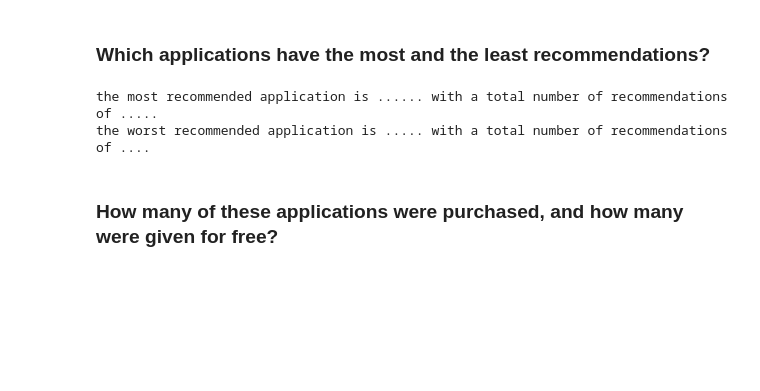
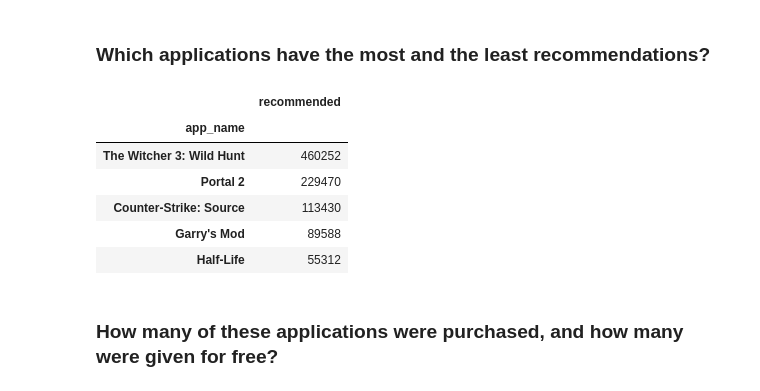
Before and after one commit to PliniLeonardo/ADM_homework2, a Jupyter notebook: Homework.ipynb, the cells around one changed output. Cells and saved outputs as stored; diff of their text form; code cells hidden in the pictures; blank space fills up the shorter version.

```diff
--- a/Homework.ipynb
+++ b/Homework.ipynb
@@ -249,16 +260,21 @@ new_1.groupby('app_name').agg({"weighted_vote_score":"mean"})
 # %%
 
 y=df.groupby('app_name').agg({"recommended":"sum"})
 #print(y)
 
 y=y.sort_values(by="recommended",ascending=False)
-print('the most recommended application is ...... with a total number of recommendations of .....', )
-#y[0:1] #most
-print('the worst recommended application is ..... with a total number of recommendations of ....', )
+#print('the most recommended application is ...... with a total number of recommendations of .....', )
+y[0:5] #most
+#print('the worst recommended application is ..... with a total number of recommendations of ....', )
 #y[-1:] #least
 # %% [output]
-the most recommended application is ...... with a total number of recommendations of .....
-the worst recommended application is ..... with a total number of recommendations of ....
+|  | recommended |
+| app_name |  |
+| The Witcher 3: Wild Hunt | 460252 |
+| Portal 2 | 229470 |
+| Counter-Strike: Source | 113430 |
+| Garry's Mod | 89588 |
+| Half-Life | 55312 |
 # %% [markdown]
 ### How many of these applications were purchased, and how many were given for free?
 # %%
```
Also changed, not shown: parts of 24 cells of this notebook.
